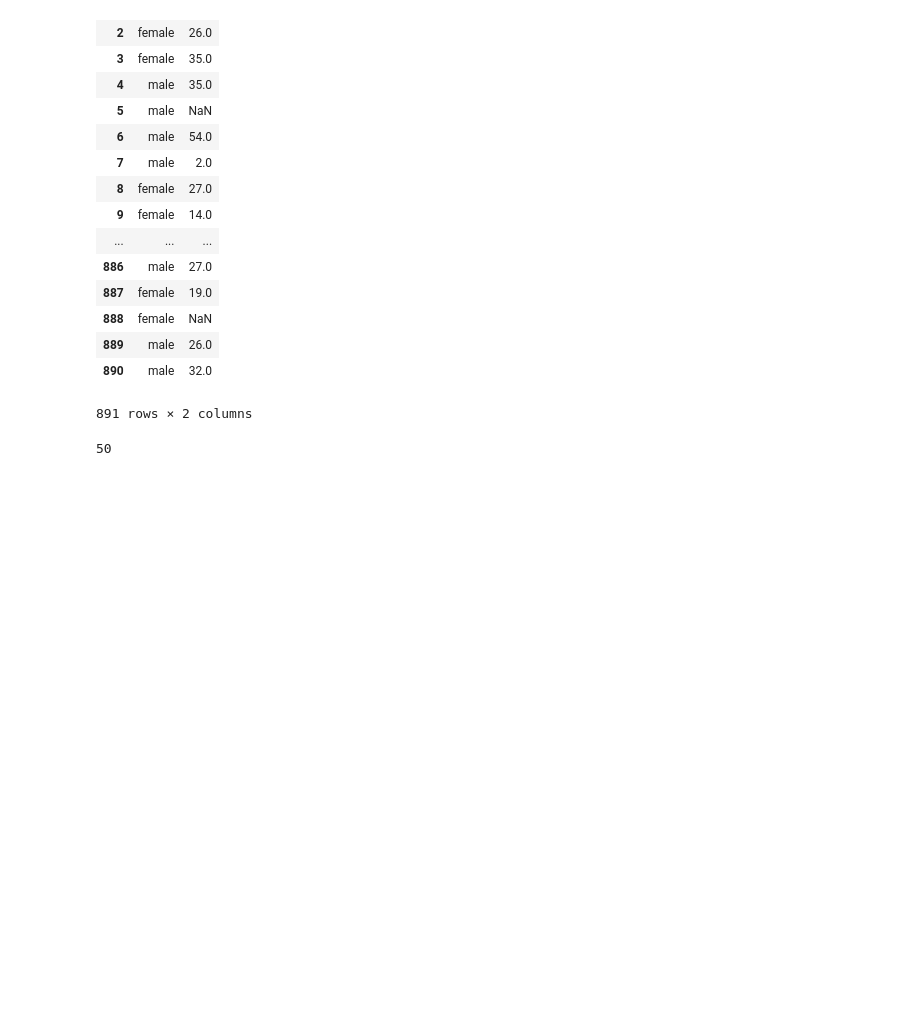
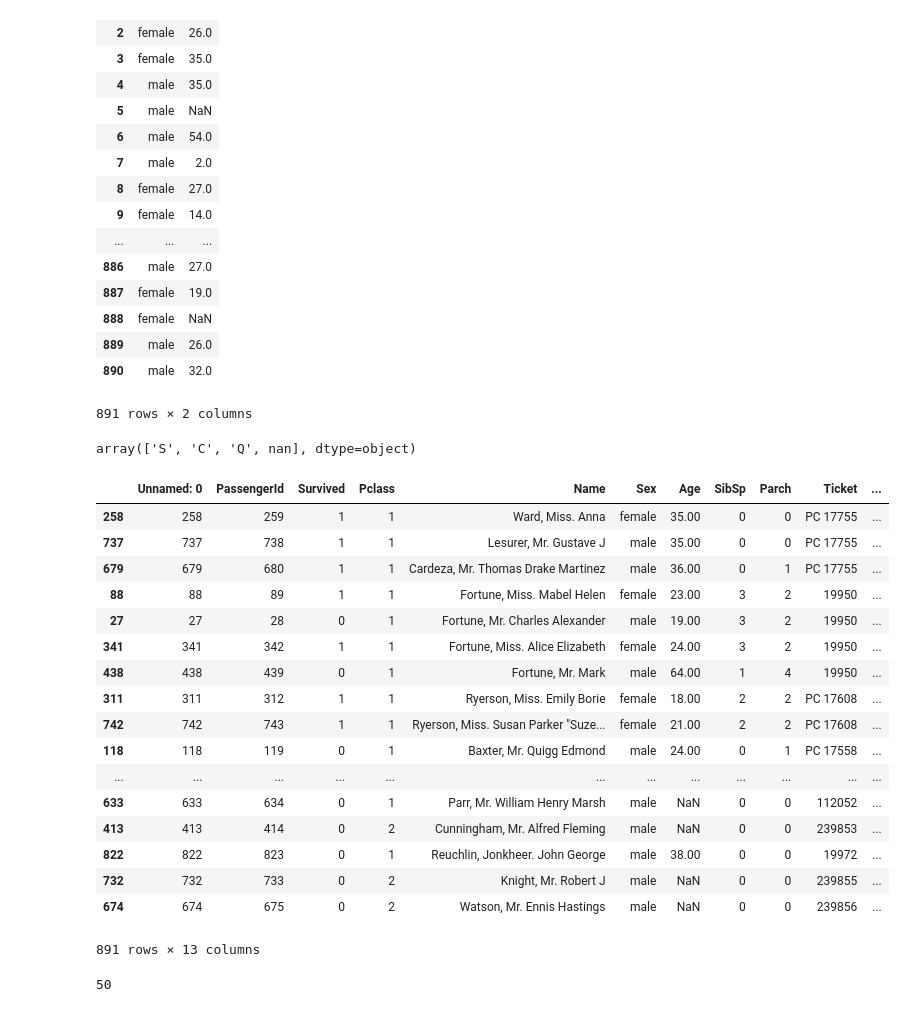
Before and after one commit to Grace-Carole/pandas-training, a Jupyter notebook: notebook/pandas_learning2.ipynb, the cells around one changed output. Saved outputs shown, nothing was run; the diff lists cells and outputs as text; code cells hidden in the pictures; blank space fills up the shorter version.

```diff
--- a/notebook/pandas_learning2.ipynb
+++ b/notebook/pandas_learning2.ipynb
@@ -138,10 +138,34 @@ df
 891 rows × 2 columns
 # %%
 # TODO: Afficher les valeurs uniques de la colonnes Embarked
+titanic["Embarked"].unique()
+# %% [output]
+array(['S', 'C', 'Q', nan], dtype=object)
 # %%
 # TODO: afficher le nombre exacte de personne dans chaque categorie de la colonne Pclass
 # %%
 # TODO : Afficher le dataframe par ordre decroissant des valeurs de la colonne 'Fare'
+tit = titanic.sort_values(["Fare"],ascending=[False])
+tit
+# %% [output]
+|  | Unnamed: 0 | PassengerId | Survived | Pclass | Name | Sex | Age | SibSp | Parch | Ticket | ... |
+| 258 | 258 | 259 | 1 | 1 | Ward, Miss. Anna | female | 35.00 | 0 | 0 | PC 17755 | ... |
+| 737 | 737 | 738 | 1 | 1 | Lesurer, Mr. Gustave J | male | 35.00 | 0 | 0 | PC 17755 | ... |
+| 679 | 679 | 680 | 1 | 1 | Cardeza, Mr. Thomas Drake Martinez | male | 36.00 | 0 | 1 | PC 17755 | ... |
+| 88 | 88 | 89 | 1 | 1 | Fortune, Miss. Mabel Helen | female | 23.00 | 3 | 2 | 19950 | ... |
+| 27 | 27 | 28 | 0 | 1 | Fortune, Mr. Charles Alexander | male | 19.00 | 3 | 2 | 19950 | ... |
+| 341 | 341 | 342 | 1 | 1 | Fortune, Miss. Alice Elizabeth | female | 24.00 | 3 | 2 | 19950 | ... |
+| 438 | 438 | 439 | 0 | 1 | Fortune, Mr. Mark | male | 64.00 | 1 | 4 | 19950 | ... |
+| 311 | 311 | 312 | 1 | 1 | Ryerson, Miss. Emily Borie | female | 18.00 | 2 | 2 | PC 17608 | ... |
+| 742 | 742 | 743 | 1 | 1 | Ryerson, Miss. Susan Parker "Suze... | female | 21.00 | 2 | 2 | PC 17608 | ... |
+| 118 | 118 | 119 | 0 | 1 | Baxter, Mr. Quigg Edmond | male | 24.00 | 0 | 1 | PC 17558 | ... |
+| ... | ... | ... | ... | ... | ... | ... | ... | ... | ... | ... | ... |
+| 633 | 633 | 634 | 0 | 1 | Parr, Mr. William Henry Marsh | male | NaN | 0 | 0 | 112052 | ... |
+| 413 | 413 | 414 | 0 | 2 | Cunningham, Mr. Alfred Fleming | male | NaN | 0 | 0 | 239853 | ... |
+| 822 | 822 | 823 | 0 | 1 | Reuchlin, Jonkheer. John George | male | 38.00 | 0 | 0 | 19972 | ... |
+| 732 | 732 | 733 | 0 | 2 | Knight, Mr. Robert J | male | NaN | 0 | 0 | 239855 | ... |
+| 674 | 674 | 675 | 0 | 2 | Watson, Mr. Ennis Hastings | male | NaN | 0 | 0 | 239856 | ... |
+891 rows × 13 columns
 # %%
 # Par defaut pandas affiche 50 caractères dans les colonnes
 pd.get_option('display.max_colwidth') # limit of caracter in each columns
```
Also changed, not shown: parts of 3 cells of this notebook.
